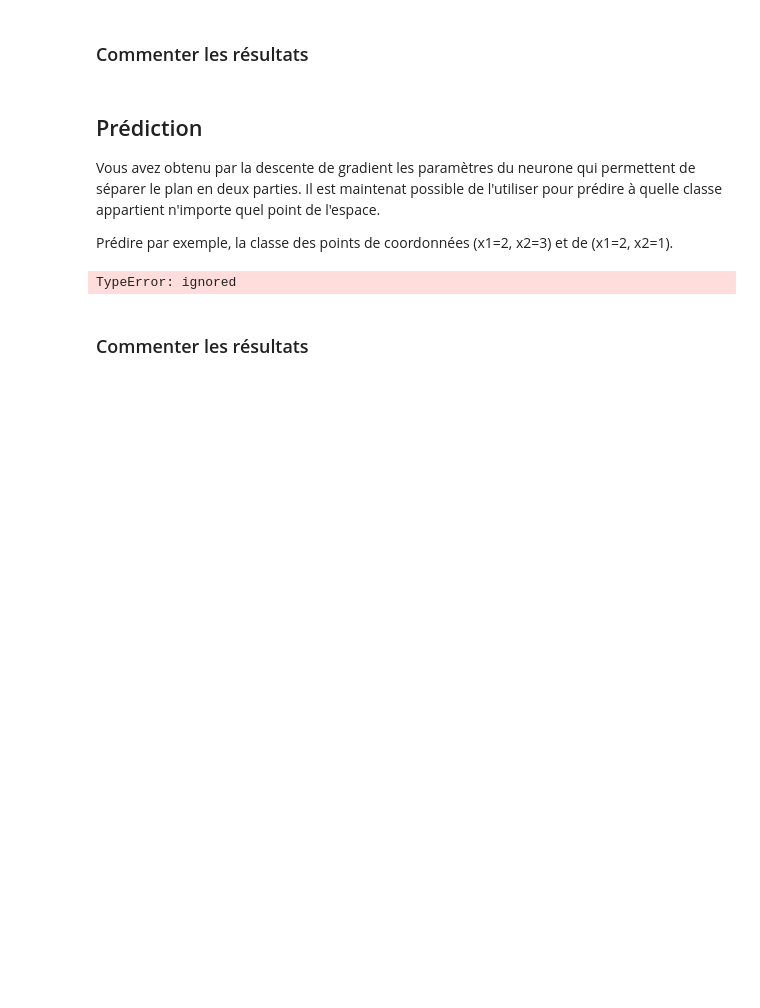
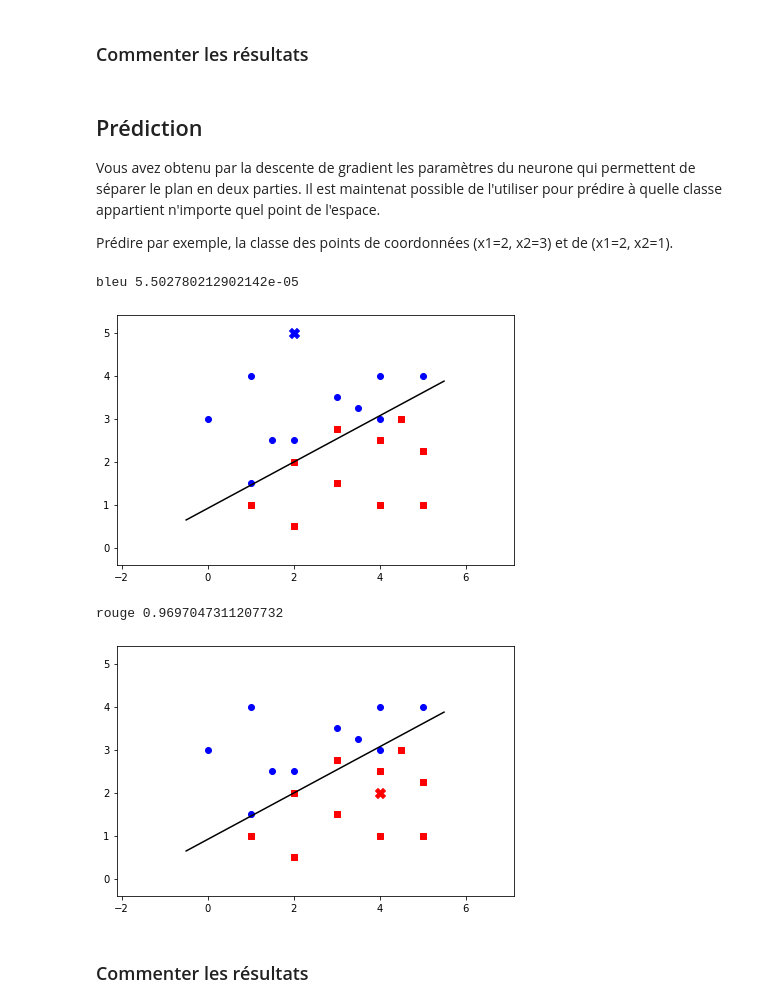
Before and after one commit to davidmorme/Universidad, a Jupyter notebook: OS16/retro_stud.ipynb, the cells around one changed output. Saved outputs shown, nothing was run; the diff lists cells and outputs as text; code cells hidden in the pictures; blank space fills up the shorter version.

```diff
--- a/OS16/retro_stud.ipynb
+++ b/OS16/retro_stud.ipynb
@@ -175,9 +175,9 @@ def graphique_new_points(x_new, y_new, new_label, w1, w2, b):
     plt.tight_layout()
 
     if new_label==0:
-        plt.scatter(x_new, y_new, marker='X', color='blue')
+        plt.scatter(x_new, y_new, marker='X', color='blue', s=100)
     else:
-        plt.scatter(x_new, y_new, marker='X', color='red')
+        plt.scatter(x_new, y_new, marker='X', color='red', s=100)
 
 
     # plt.savefig('retro_01_e.png')
@@ -186,17 +186,20 @@ def graphique_new_points(x_new, y_new, new_label, w1, w2, b):
 # %%
 def predict(w1,w2,b,x1,x2):
     F=sigmoide(w1*x1+w2*x2+b)
     if F > 0.5:
         print('rouge', F)
         graphique_new_points(x1,x2, 1, w1, w2, b)
     else:
         print('bleu', F)
         graphique_new_points(x1,x2, 0, w1, w2, b)
     return
 
-predict((1,2))
-predict()
+predict(w1, w2, b, 2, 5)
+predict(w1, w2, b, 4, 2)
 # %% [output]
-TypeError: ignored
+bleu 5.502780212902142e-05
+[figure, added]
+rouge 0.9697047311207732
+[figure, added]
 # %% [markdown]
 ### Commenter les résultats
```
